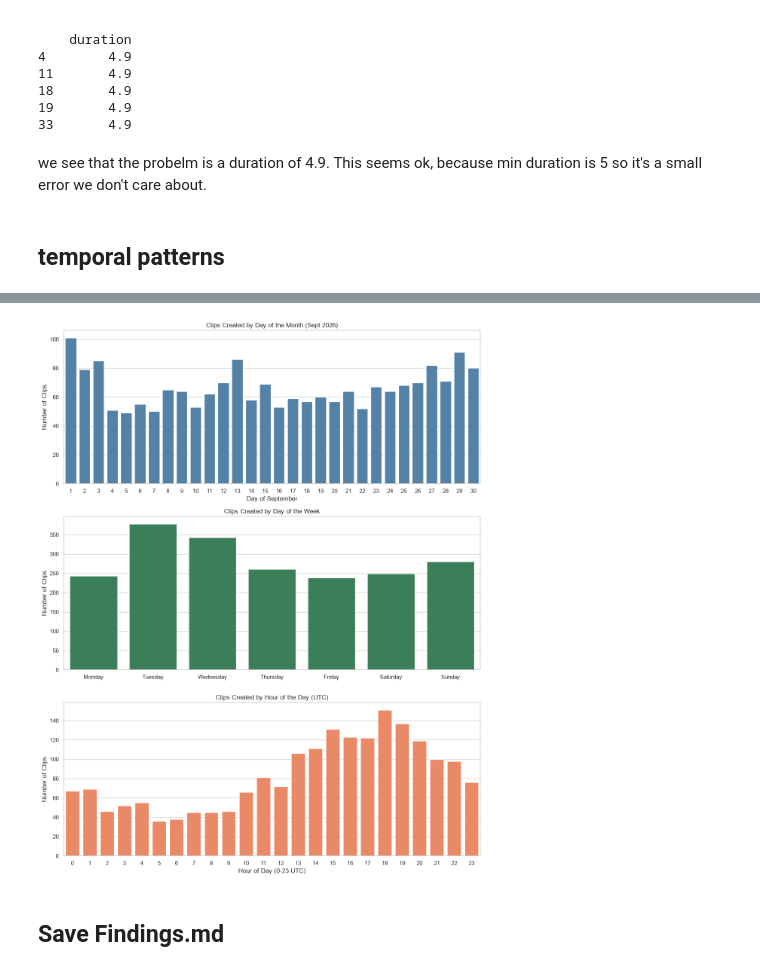
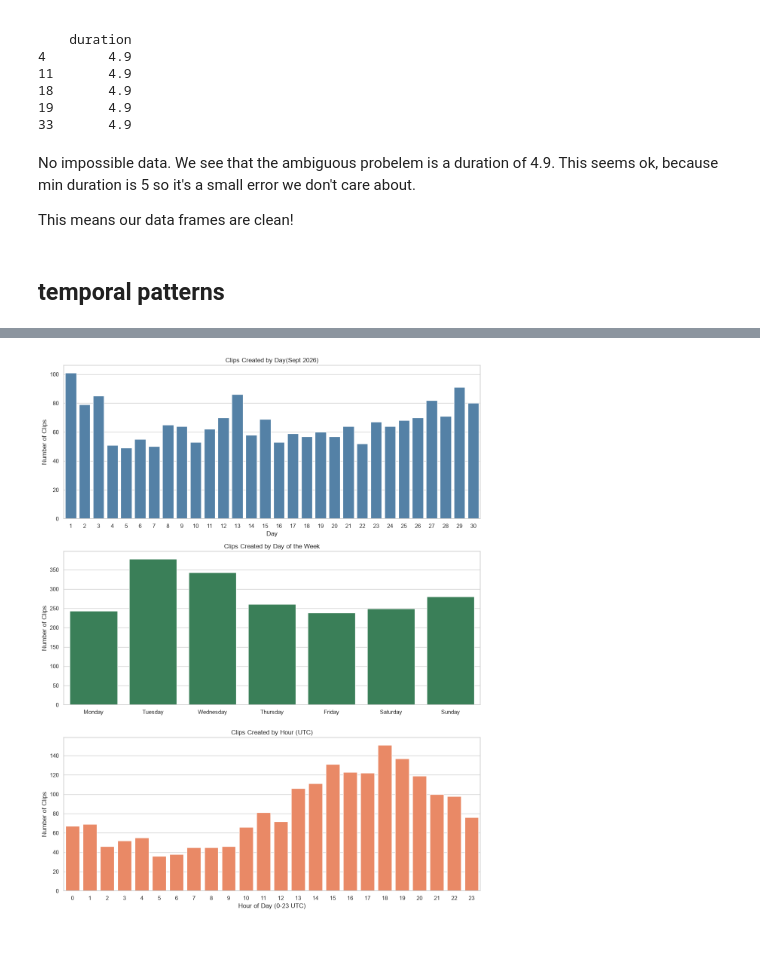
Before and after one commit to Alexandre-Cholat/twitch_live_datacq, a Jupyter notebook: notebooks/exploratory_data_analysis.ipynb, the cells around one changed output, grey strips where cells are left out. Cells and saved outputs as stored; diff of their text form; code cells hidden in the pictures; blank space fills up the shorter version.

```diff
--- a/notebooks/exploratory_data_analysis.ipynb
+++ b/notebooks/exploratory_data_analysis.ipynb
@@ -215,34 +215,37 @@ Sample ambiguous clips:
 19       4.9
 33       4.9
 # %% [markdown]
- we see that the probelm is a duration of 4.9. This seems ok, because min duration is 5 so it's a small error we don't care about.
+No impossible data. We see that the ambiguous probelem is a duration of 4.9. This seems ok, because min duration is 5 so it's a small error we don't care about.
+
+This means our data frames are clean!
 # %% [markdown]
 ## temporal patterns
 # %%
-# Extract temporal features from the UTC timestamps
+# lets make sure we have the correct range:
+print("First clip created at :", cdf["created_at"].min())
+print("Last clip created at  :", cdf["created_at"].max())
+
 cdf['day_of_month'] = cdf['created_at'].dt.day
 cdf['day_of_week'] = cdf['created_at'].dt.day_name()
 cdf['hour_of_day'] = cdf['created_at'].dt.hour
 
-# Set up the figure
 fig, axes = plt.subplots(3, 1, figsize=(12, 15))
-
-# 1. Timeline / Gaps (Day of the Month)
+# plot daily
 sns.countplot(data=cdf, x='day_of_month', color='steelblue', ax=axes[0])
-axes[0].set_title('Clips Created by Day of the Month (Sept 2026)')
-axes[0].set_xlabel('Day of September')
+axes[0].set_title('Clips Created by Day(Sept 2026)')
+axes[0].set_xlabel('Day')
 axes[0].set_ylabel('Number of Clips')
 
-# 2. Weekly Cycles (Day of the Week)
+# plot weekly
 days_order = ['Monday', 'Tuesday', 'Wednesday', 'Thursday', 'Friday', 'Saturday', 'Sunday']
 sns.countplot(data=cdf, x='day_of_week', order=days_order, color='seagreen', ax=axes[1])
 axes[1].set_title('Clips Created by Day of the Week')
 axes[1].set_xlabel('')
 axes[1].set_ylabel('Number of Clips')
 
-# 3. Daily Cycles (Hour of the Day)
+# plot hourly
 sns.countplot(data=cdf, x='hour_of_day', color='coral', ax=axes[2])
-axes[2].set_title('Clips Created by Hour of the Day (UTC)')
+axes[2].set_title('Clips Created by Hour (UTC)')
 axes[2].set_xlabel('Hour of Day (0-23 UTC)')
 axes[2].set_ylabel('Number of Clips')
 
@@ -252,3 +257 @@ plt.show()
-[figure, old version]
+[figure, new version]
-# %% [markdown]
-## Save Findings.md
```
Also changed, not shown: parts of 2 cells of this notebook.
